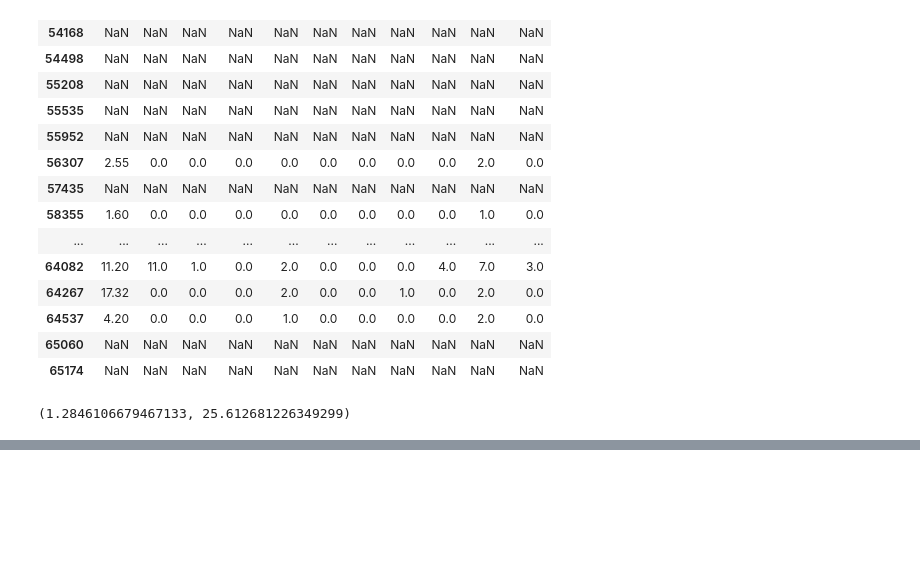
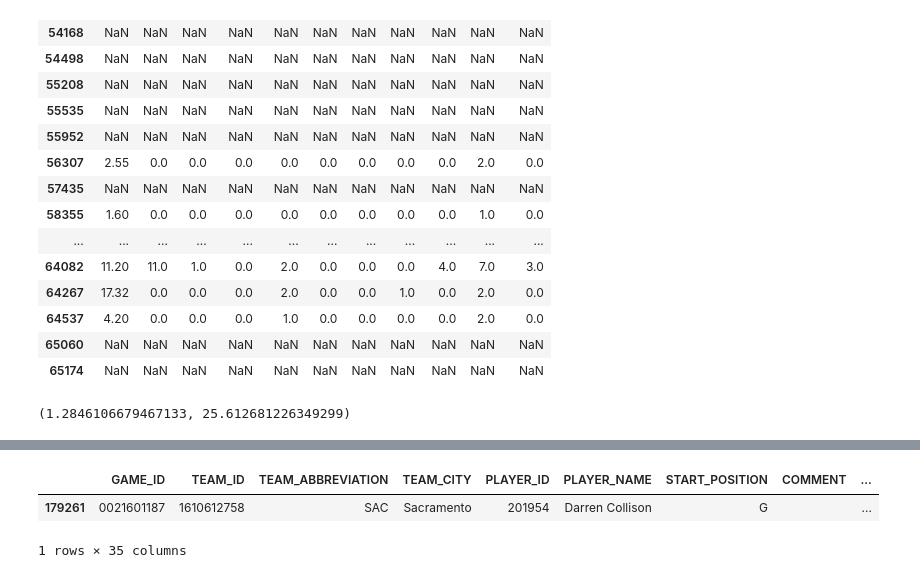
Before and after one commit to wonderui/Hoop_Fantasy, a Jupyter notebook: nba_seer-0.1/0_test_seer.ipynb, the cells around one changed output, grey strips where cells are left out. Drawn from its saved outputs; the diff is of its cells as text; code cells hidden in the pictures; blank space fills up the shorter version.

```diff
--- a/nba_seer-0.1/0_test_seer.ipynb
+++ b/nba_seer-0.1/0_test_seer.ipynb
@@ -211,0 +244,7 @@ get_score_36(game_logs_test)
+# %%
+player_stats_logs[(player_stats_logs['GAME_ID_O'] < '1600201228') &
+                  (player_stats_logs['MINS'].notnull())].tail(1)
+# %% [output]
+|  | GAME_ID | TEAM_ID | TEAM_ABBREVIATION | TEAM_CITY | PLAYER_ID | PLAYER_NAME | START_POSITION | COMMENT | ... |
+| 179261 | 0021601187 | 1610612758 | SAC | Sacramento | 201954 | Darren Collison | G |  | ... |
+1 rows × 35 columns
```
Also changed, not shown: parts of 13 cells of this notebook, 1 other file.
